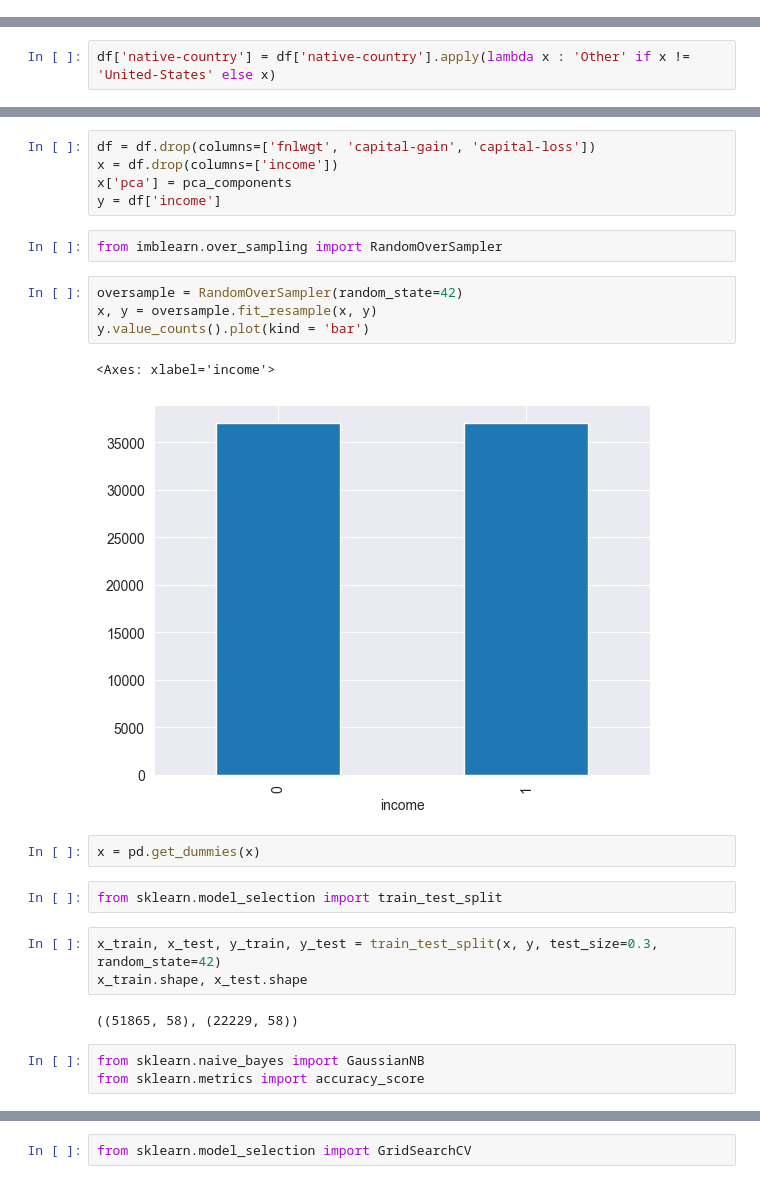
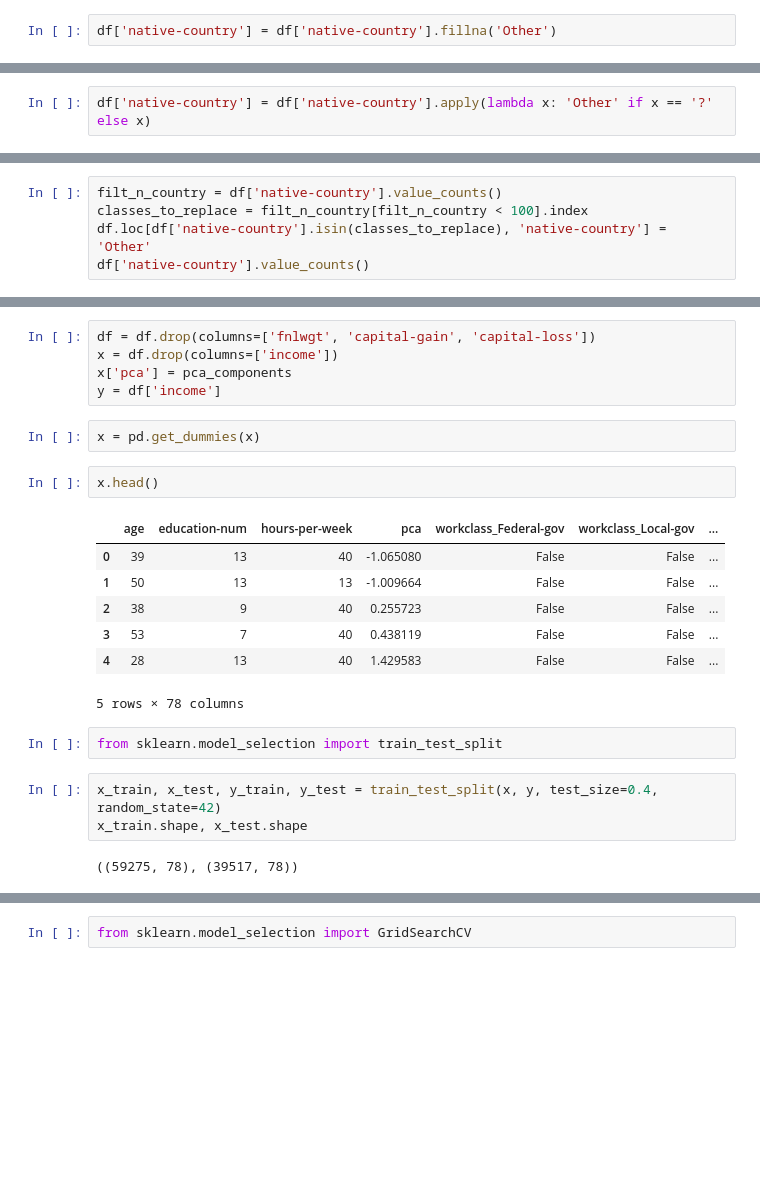
Before and after one commit to RumethSandinu/adult_income_analysis, a Jupyter notebook: adult_income_analysis.ipynb, the cells around one changed output, grey strips where cells are left out. Drawn from its saved outputs; the diff is of its cells as text; blank space fills up the shorter version.

```diff
--- a/adult_income_analysis.ipynb
+++ b/adult_income_analysis.ipynb
@@ -470,3 +491,5 @@ Name: hours-per-week, dtype: float64
+# %%
+df['native-country'] = df['native-country'].fillna('Other')
 # %%
 df['native-country'].value_counts()
 # %% [output]
@@ -489,3 +512,3 @@ Holand-Netherlands                1
 Name: count, dtype: int64
 # %%
-df['native-country'] = df['native-country'].apply(lambda x : 'Other' if x != 'United-States' else x)
+df['native-country'] = df['native-country'].apply(lambda x: 'Other' if x == '?' else x)
@@ -498,0 +515,5 @@ Name: count, dtype: int64
+# %%
+filt_n_country = df['native-country'].value_counts()
+classes_to_replace = filt_n_country[filt_n_country < 100].index
+df.loc[df['native-country'].isin(classes_to_replace), 'native-country'] = 'Other'
+df['native-country'].value_counts()
@@ -543,24 +582,22 @@ df = df.drop(columns=['fnlwgt', 'capital-gain', 'capital-loss'])
 x = df.drop(columns=['income'])
 x['pca'] = pca_components
 y = df['income']
-# %%
-from imblearn.over_sampling import RandomOverSampler
-# %%
-oversample = RandomOverSampler(random_state=42)
-x, y = oversample.fit_resample(x, y)
-y.value_counts().plot(kind = 'bar')
-# %% [output]
-<Axes: xlabel='income'>
-[figure, removed]
 # %%
 x = pd.get_dummies(x)
+# %%
+x.head()
+# %% [output]
+|  | age | education-num | hours-per-week | pca | workclass_Federal-gov | workclass_Local-gov | ... |
+| 0 | 39 | 13 | 40 | -1.065080 | False | False | ... |
+| 1 | 50 | 13 | 13 | -1.009664 | False | False | ... |
+| 2 | 38 | 9 | 40 | 0.255723 | False | False | ... |
+| 3 | 53 | 7 | 40 | 0.438119 | False | False | ... |
+| 4 | 28 | 13 | 40 | 1.429583 | False | False | ... |
+5 rows × 78 columns
 # %%
 from sklearn.model_selection import train_test_split
 # %%
-x_train, x_test, y_train, y_test = train_test_split(x, y, test_size=0.3, random_state=42)
+x_train, x_test, y_train, y_test = train_test_split(x, y, test_size=0.4, random_state=42)
 x_train.shape, x_test.shape
 # %% [output]
-((51865, 58), (22229, 58))
+((59275, 78), (39517, 78))
-# %%
-from sklearn.naive_bayes import GaussianNB
-from sklearn.metrics import accuracy_score
```
Also changed, not shown: parts of 65 cells of this notebook.
